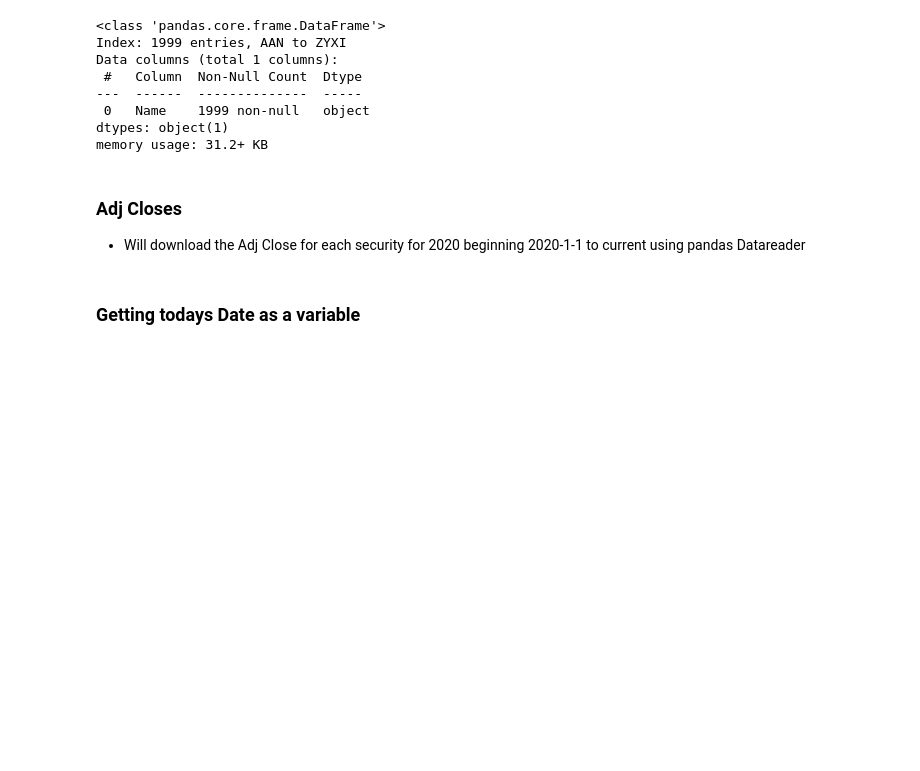
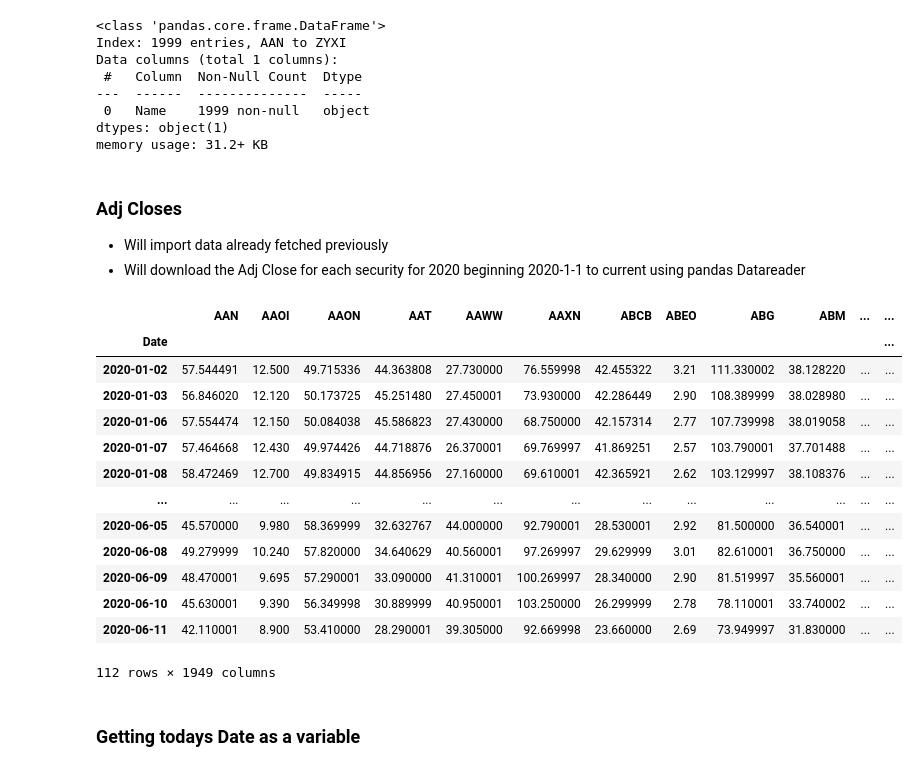
Before and after one commit to Berkat0789/Portfolio, a Jupyter notebook: Finance/Russell 2000 daily Analysis - Dips and Spikes/Russell 2000 2020 analysis -> fetching Dips, Spikes, Penny Stocks.ipynb, the cells around one changed output. Drawn from its saved outputs; the diff is of its cells as text; code cells hidden in the pictures; blank space fills up the shorter version.

```diff
--- a/Finance/Russell 2000 daily Analysis - Dips and Spikes/Russell 2000 2020 analysis -> fetching Dips, Spikes, Penny Stocks.ipynb
+++ b/Finance/Russell 2000 daily Analysis - Dips and Spikes/Russell 2000 2020 analysis -> fetching Dips, Spikes, Penny Stocks.ipynb
@@ -37,6 +37,7 @@ dtypes: object(1)
 memory usage: 31.2+ KB
 # %% [markdown]
 ### Adj Closes
+- Will import data already fetched previously
 - Will download the Adj Close for each security for 2020 beginning 2020-1-1 to current using pandas Datareader
 # %%
 tickers = list(russ.index)
@@ -52,6 +53,23 @@ for x in tickers:
     except (IOError, KeyError):
         msg = 'Failed to read symbol: {0!r}, replacing with NaN.'
         failed.append(x)
+# %%
+data
+# %% [output]
+|  | AAN | AAOI | AAON | AAT | AAWW | AAXN | ABCB | ABEO | ABG | ABM | ... | ... |
+| Date |  |  |  |  |  |  |  |  |  |  |  | ... |
+| 2020-01-02 | 57.544491 | 12.500 | 49.715336 | 44.363808 | 27.730000 | 76.559998 | 42.455322 | 3.21 | 111.330002 | 38.128220 | ... | ... |
+| 2020-01-03 | 56.846020 | 12.120 | 50.173725 | 45.251480 | 27.450001 | 73.930000 | 42.286449 | 2.90 | 108.389999 | 38.028980 | ... | ... |
+| 2020-01-06 | 57.554474 | 12.150 | 50.084038 | 45.586823 | 27.430000 | 68.750000 | 42.157314 | 2.77 | 107.739998 | 38.019058 | ... | ... |
+| 2020-01-07 | 57.464668 | 12.430 | 49.974426 | 44.718876 | 26.370001 | 69.769997 | 41.869251 | 2.57 | 103.790001 | 37.701488 | ... | ... |
+| 2020-01-08 | 58.472469 | 12.700 | 49.834915 | 44.856956 | 27.160000 | 69.610001 | 42.365921 | 2.62 | 103.129997 | 38.108376 | ... | ... |
+| ... | ... | ... | ... | ... | ... | ... | ... | ... | ... | ... | ... | ... |
+| 2020-06-05 | 45.570000 | 9.980 | 58.369999 | 32.632767 | 44.000000 | 92.790001 | 28.530001 | 2.92 | 81.500000 | 36.540001 | ... | ... |
+| 2020-06-08 | 49.279999 | 10.240 | 57.820000 | 34.640629 | 40.560001 | 97.269997 | 29.629999 | 3.01 | 82.610001 | 36.750000 | ... | ... |
+| 2020-06-09 | 48.470001 | 9.695 | 57.290001 | 33.090000 | 41.310001 | 100.269997 | 28.340000 | 2.90 | 81.519997 | 35.560001 | ... | ... |
+| 2020-06-10 | 45.630001 | 9.390 | 56.349998 | 30.889999 | 40.950001 | 103.250000 | 26.299999 | 2.78 | 78.110001 | 33.740002 | ... | ... |
+| 2020-06-11 | 42.110001 | 8.900 | 53.410000 | 28.290001 | 39.305000 | 92.669998 | 23.660000 | 2.69 | 73.949997 | 31.830000 | ... | ... |
+112 rows × 1949 columns
 # %% [markdown]
 ### Getting todays Date as a variable
 # %%
```
Also changed, not shown: parts of 26 cells of this notebook, 10 other files.
